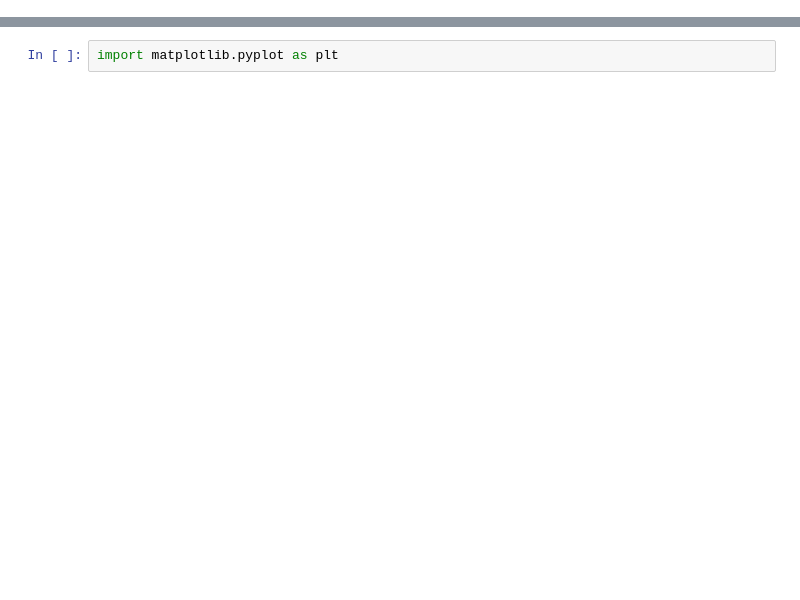
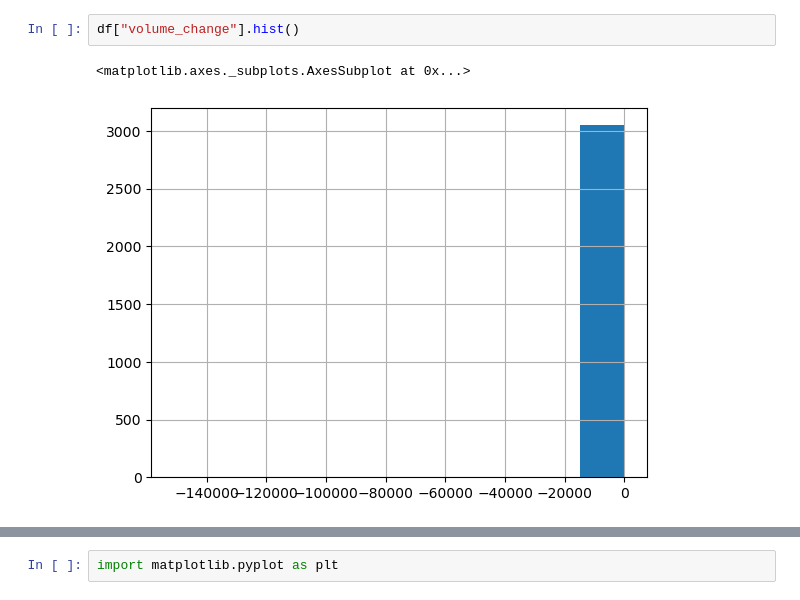
Before and after one commit to kylin-zhou/quant, a Jupyter notebook: notebook/analyze_001.ipynb, the cells around one changed output, grey strips where cells are left out. Cells and saved outputs as stored; diff of their text form; blank space fills up the shorter version.

```diff
--- a/notebook/analyze_001.ipynb
+++ b/notebook/analyze_001.ipynb
@@ -67,0 +134,5 @@ df.head()
+# %%
+df["volume_change"].hist()
+# %% [output]
+<matplotlib.axes._subplots.AxesSubplot at 0x...>
+[figure, added]
```
Also changed, not shown: parts of 47 cells of this notebook, 19 other files.
